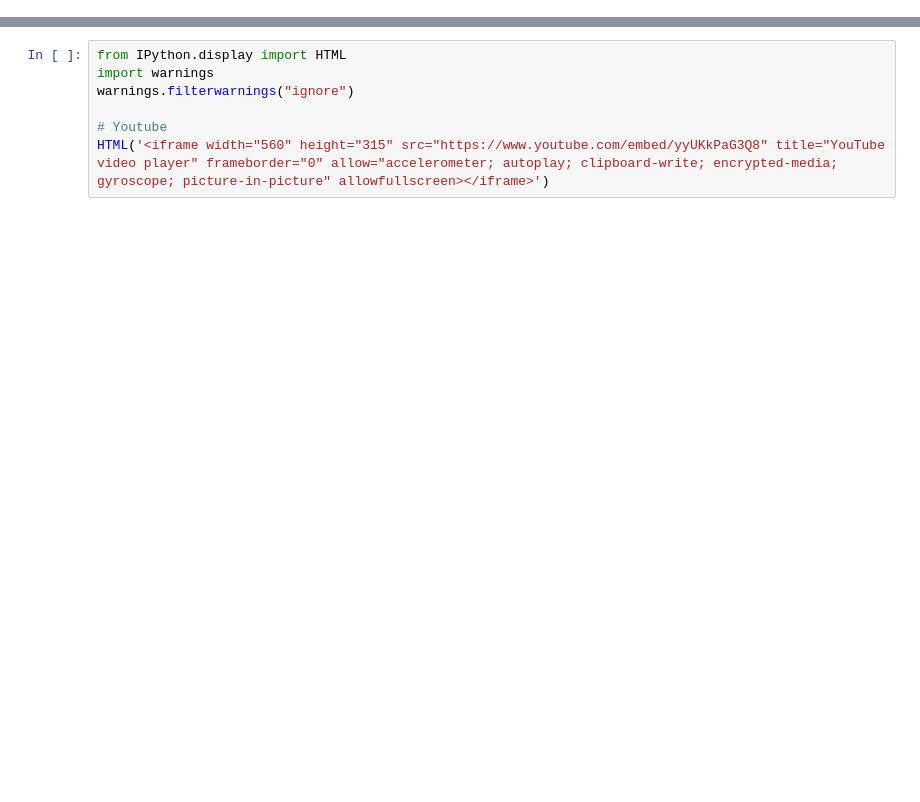
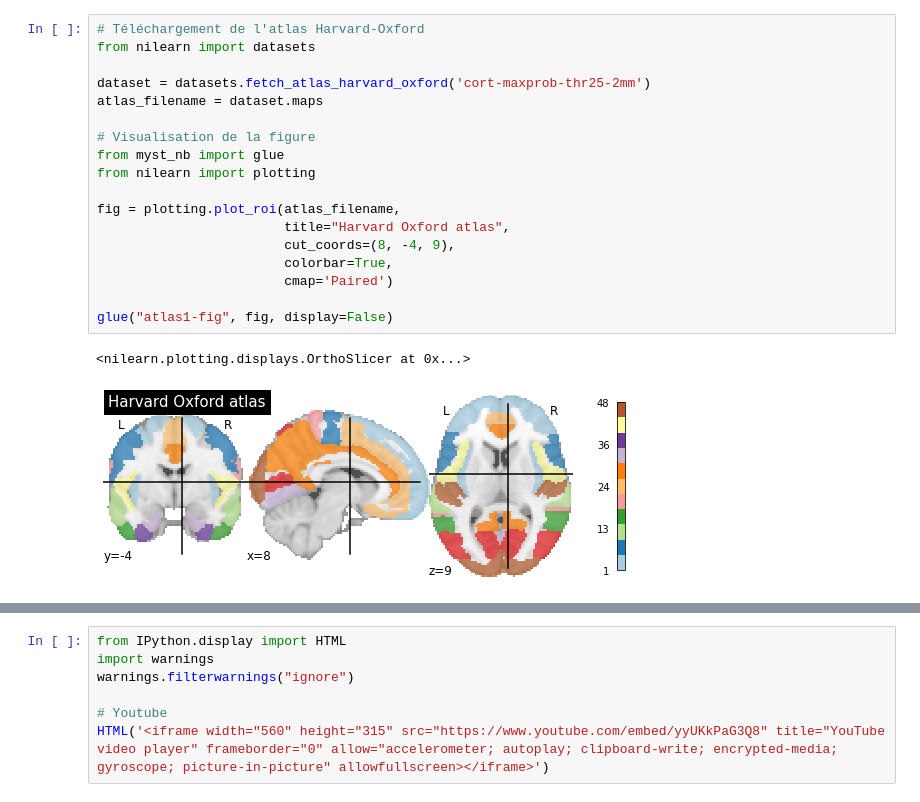
Before and after one commit to methodes-cogneuro/methodes-cogneuro.github.io, a Jupyter notebook: _sources/morphometrie.ipynb, the cells around one changed output, grey strips where cells are left out. Drawn from its saved outputs; the diff is of its cells as text; blank space fills up the shorter version.

```diff
--- a/_sources/morphometrie.ipynb
+++ b/_sources/morphometrie.ipynb
@@ -43,0 +79,21 @@ HTML('<iframe width="560" height="315" src="https://www.youtube.com/embed/CzsZdt
+# %%
+# Téléchargement de l'atlas Harvard-Oxford
+from nilearn import datasets
+
+dataset = datasets.fetch_atlas_harvard_oxford('cort-maxprob-thr25-2mm')
+atlas_filename = dataset.maps
+
+# Visualisation de la figure
+from myst_nb import glue
+from nilearn import plotting
+
+fig = plotting.plot_roi(atlas_filename,
+                        title="Harvard Oxford atlas",
+                        cut_coords=(8, -4, 9),
+                        colorbar=True,
+                        cmap='Paired')
+
+glue("atlas1-fig", fig, display=False)
+# %% [output]
+<nilearn.plotting.displays.OrthoSlicer at 0x...>
+[figure, added]
```
Also changed, not shown: parts of 11 cells of this notebook, 23 other files.
